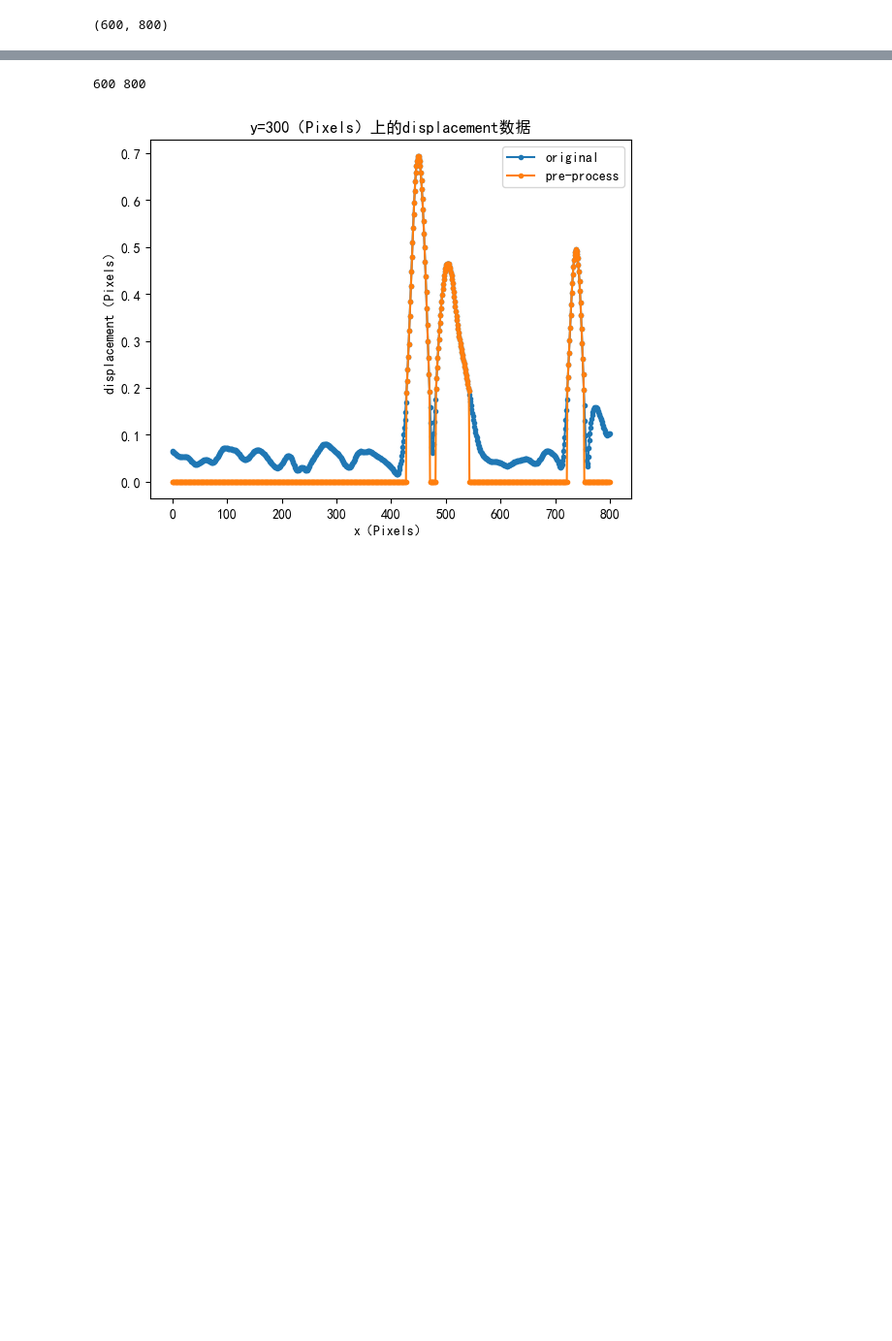
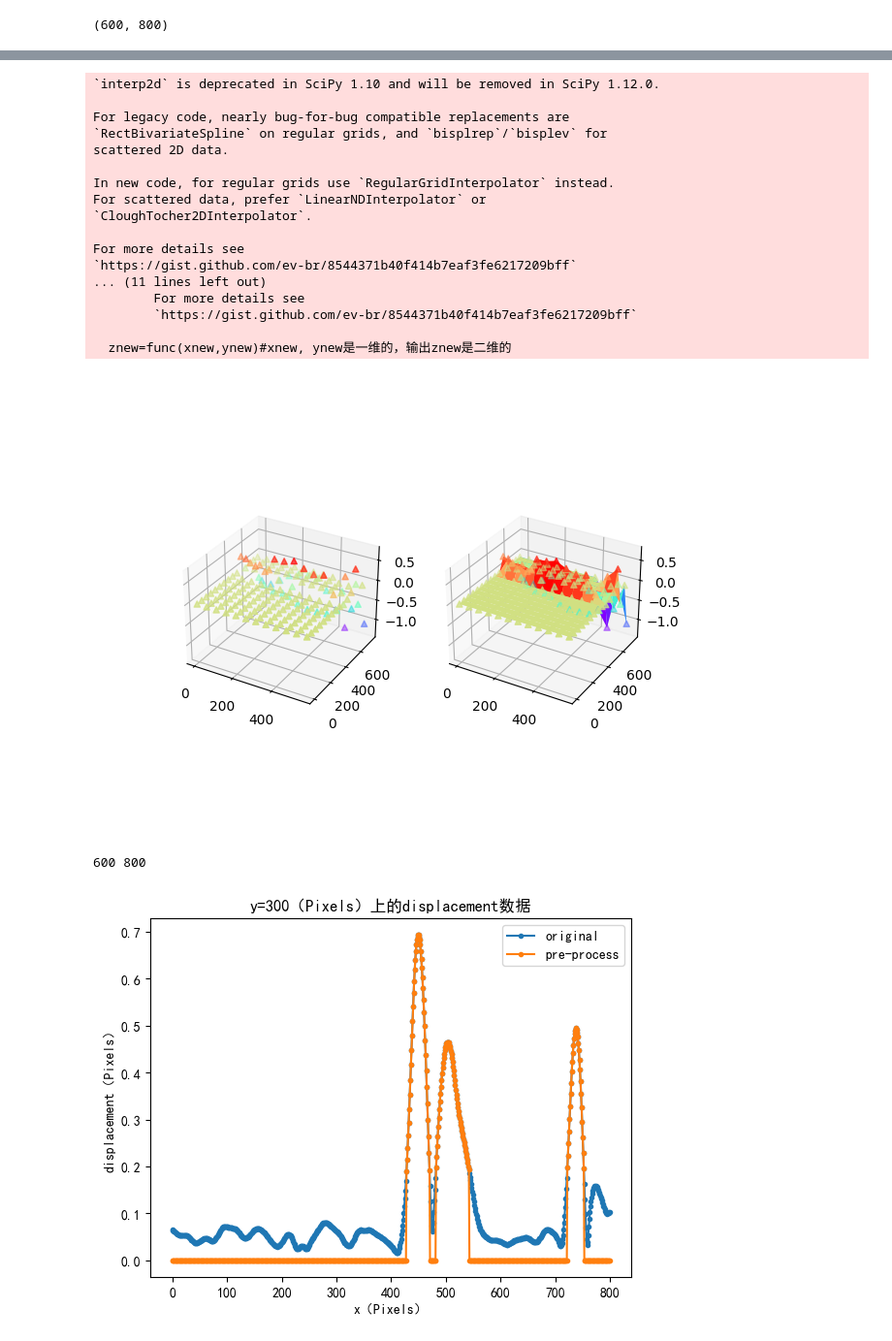
Before and after one commit to synjoker/20210803FDM01, a Jupyter notebook: PDEPOISSONSOLVER copy.ipynb, the cells around one changed output, grey strips where cells are left out. Shown at 97% size. Saved outputs shown, nothing was run; the diff lists cells and outputs as text; code cells hidden in the pictures; blank space fills up the shorter version.

```diff
--- a/PDEPOISSONSOLVER copy.ipynb
+++ b/PDEPOISSONSOLVER copy.ipynb
@@ -45,3 +57,36 @@ verMat = np.multiply(mag_copy, np.sin(ang))
+# %%
+from scipy import interpolate
+func=interpolate.interp2d(x,y,z,kind='cubic')
+
+xnew=np.linspace(-1,1,100)
+ynew=np.linspace(-1,1,100)
+znew=func(xnew,ynew)#xnew, ynew是一维的，输出znew是二维的
+xnew,ynew=np.mgrid[-1:1:100j,-1:1:100j]#统一变成二维，便于下一步画图
+import mpl_toolkits.mplot3d
+import matplotlib.pyplot as plt
+ax=plt.subplot(122,projection='3d')
+ax.plot_surface(x,y,z, cmap='rainbow')
+ax.scatter(x,y,z,marker='^',c=z, cmap='rainbow')
+plt.show()
+# %% [output]
+`interp2d` is deprecated in SciPy 1.10 and will be removed in SciPy 1.12.0.
+
+For legacy code, nearly bug-for-bug compatible replacements are
+`RectBivariateSpline` on regular grids, and `bisplrep`/`bisplev` for
+scattered 2D data.
+
+In new code, for regular grids use `RegularGridInterpolator` instead.
+For scattered data, prefer `LinearNDInterpolator` or
+`CloughTocher2DInterpolator`.
+
+For more details see
+`https://gist.github.com/ev-br/8544371b40f414b7eaf3fe6217209bff`
+... (11 lines left out)
+        For more details see
+        `https://gist.github.com/ev-br/8544371b40f414b7eaf3fe6217209bff`
+
+  znew=func(xnew,ynew)#xnew, ynew是一维的，输出znew是二维的
+[figure, added]
 # %%
 (h, w) = mag.shape
 print(h, w)
```
Also changed, not shown: parts of 6 cells of this notebook, 10 other files.
